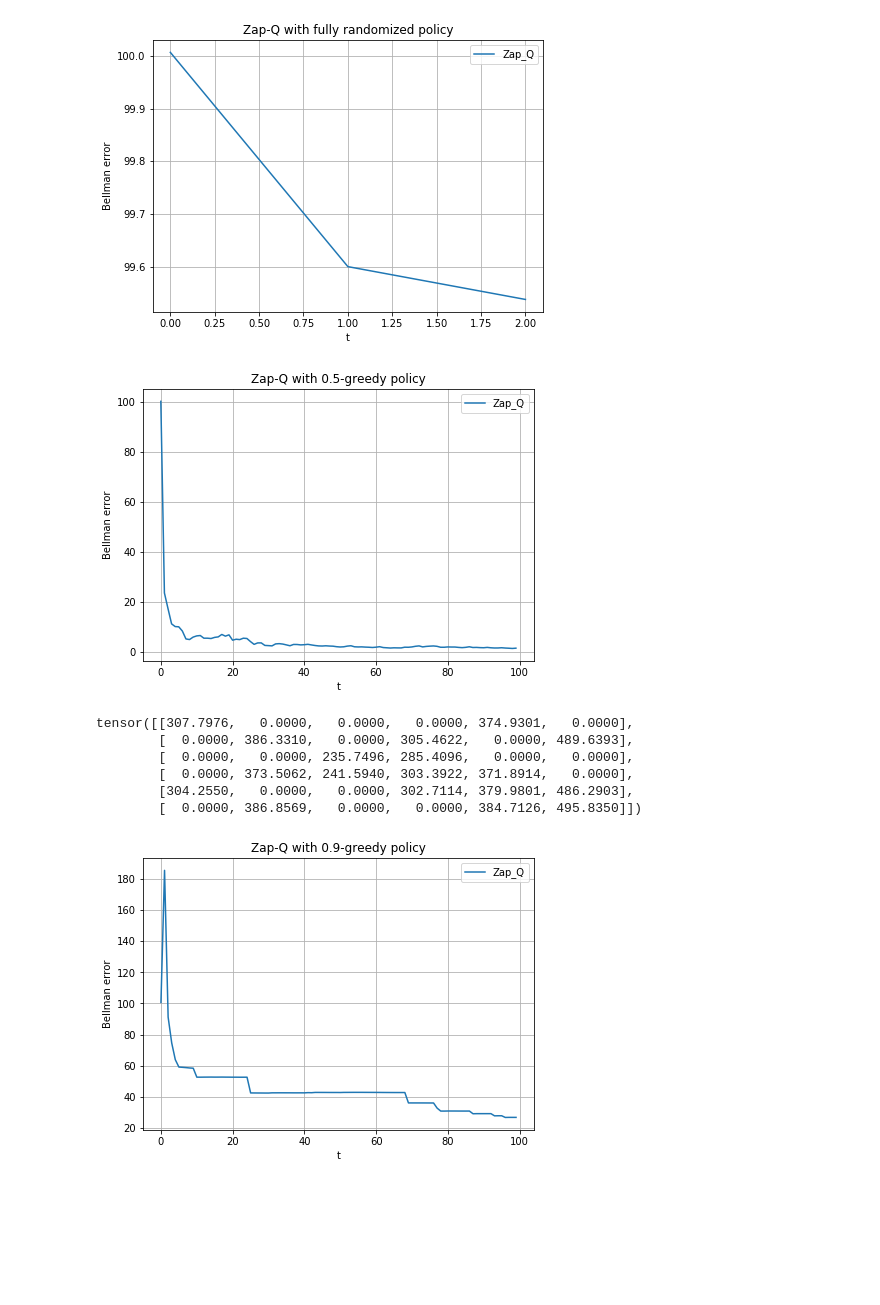
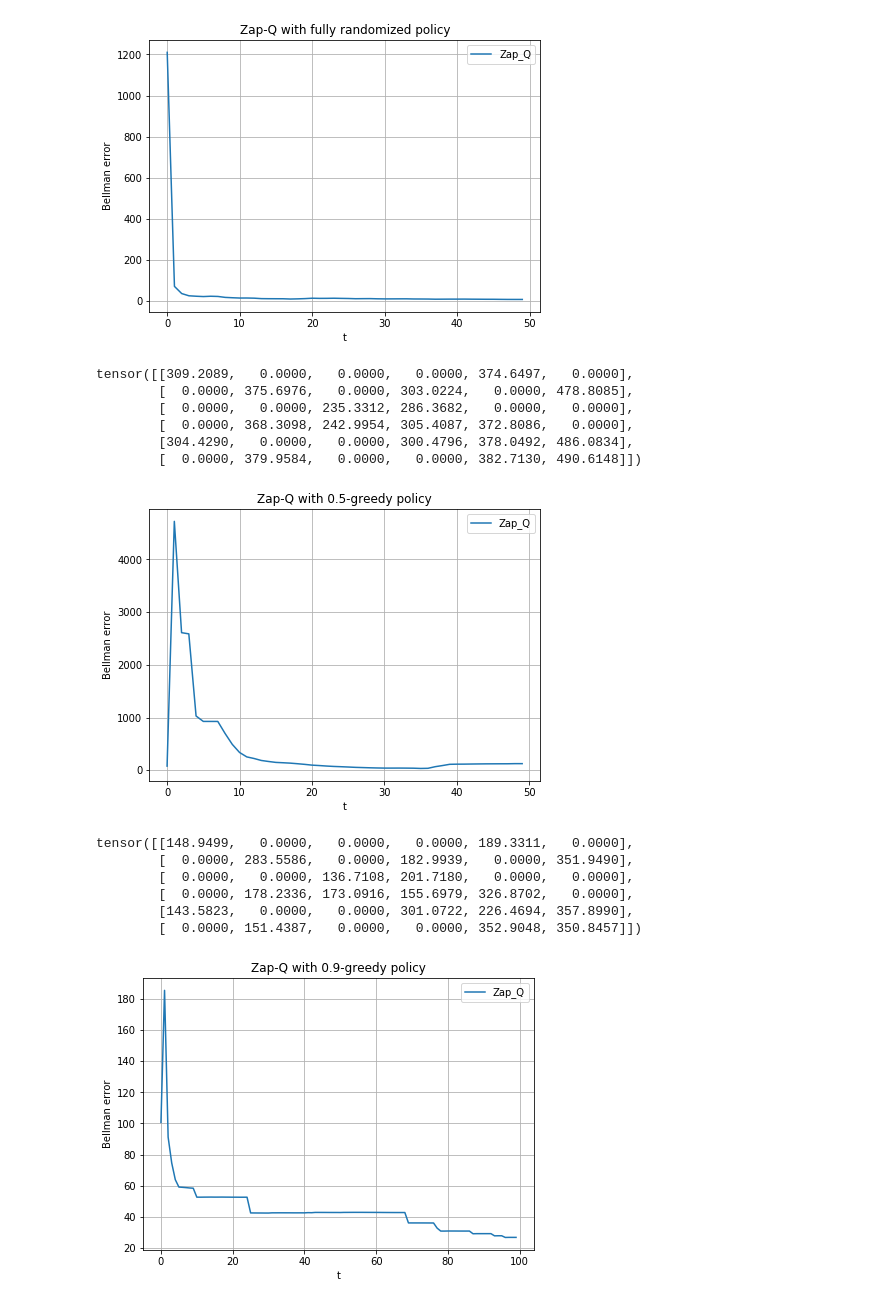
Before and after one commit to TheoMoins/IFT6085-Project, a Jupyter notebook: Experiments_Deep_Version.ipynb, the cells around one changed output. Cells and saved outputs as stored; diff of their text form; code cells hidden in the pictures; blank space fills up the shorter version.

```diff
--- a/Experiments_Deep_Version.ipynb
+++ b/Experiments_Deep_Version.ipynb
@@ -145,13 +145,15 @@ class Q_function(nn.Module):
     def __init__(self):
         super(Q_function, self).__init__()
         self.fc = nn.Sequential(
-            nn.Linear(StaActLen, 1, bias = False)
-            #nn.ReLU(),
-            #nn.Linear(2, 2),
-            #nn.ReLU(),
-            #nn.Linear(2, 1)
+            nn.Linear(StaActLen, 32),
+            nn.ReLU(),
+            nn.Linear(32, 32),
+            nn.ReLU(),
+            nn.Linear(32, 1)
         )
 
+    def init_weights(self):
+        nn.init.constant(self.fc.weight, 0)
 
     def num_params(self):
         return sum(p.numel() for p in self.parameters())
@@ -169,26 +171,18 @@ class Q_function(nn.Module):
             self.zero_grad()
             forward1 = self.forward(psixtat)
             forward1.backward()
-            grad1 = f.grad
+            grad1 = copy.deepcopy(f.grad)
 
             self.zero_grad()
             forward2 = self.forward(psixtp1_OptAct)
             forward2.backward()
-            grad2 = f.grad
+            grad2 = copy.deepcopy(f.grad)
 
             giga_tensor = torch.cat((giga_tensor, (-grad1 + beta*grad2).view(-1)))
 
         A = torch.ger(psixtat, giga_tensor)
 
-#         print("A")
-#         print(A)
-#         print("\n A CHAPEAU")
-#         print(A_hat)
-#         print("\n GAMMA")
-#         print(gammat)
-#         A_hat = A_hat + gammat*(A - A_hat)
-#         print("\n NOUVEAU A CHAPEAU")
-#         print(A_hat)
+        A_hat = A_hat + gammat*(A - A_hat)
 
         return A_hat
 
@@ -291,11 +285,13 @@ def Zap_Q(xStart = 4, # start state
         # Optimal action for state xtp1, given the current parameter estimate:
         OptAct_xtp1 = torch.argmax(Qxtp1_Zap)
         # Q-value at xtp1 and the optimal action:
-        max_Qxtp1_Zap = torch.max(Qxtp1_Zap)
+        # max_Qxtp1_Zap = torch.max(Qxtp1_Zap)
 
         # Basis function evaluated at xtp1 and the corresponding optimal action
         psixtp1_OptAct = torch.zeros(StaActLen);
         psixtp1_OptAct[OptAct_xtp1] = 1;
+
+        max_Qxtp1_Zap = Q.evaluate(psixtp1_OptAct)
 
         # Zap Q-learning begins here:
 
@@ -309,7 +305,6 @@ def Zap_Q(xStart = 4, # start state
         # Q update for SNR 2 (a) gain:
 
         dt = R[xt,at] + beta*max_Qxtp1_Zap - Qxt_Zap
-
         Q.update_parameters(A_ZapQ, psixtat, alphat, dt)
 
         #Q.state_dict() =  Q.state_dict()  - alphat*(Ainv_ZapQ @ psixtat)*((R[xt,at] + beta*max_Qxtp1_Zap - Qxt_Zap))
@@ -329,7 +324,7 @@ def Zap_Q(xStart = 4, # start state
                 psixtat[jj] = 1
                 Qfun_ZapQ[NumbertoSAPair[jj,0],NumbertoSAPair[jj,1]] = Q.evaluate(psixtat)
             # MaximalBellmanError = max_{x,a} BE(x,a):
-            #print(Qfun_ZapQ)
+            # print(Qfun_ZapQ)
             dataplot['Zap_Q'].append(compute_Bellman_error(Qfun_ZapQ, beta, noise))
             if livePlot:
                 live_plot(dataplot, title=plotTitle, ylabel='Bellman error', xlabel='t')
@@ -337,24 +332,29 @@ def Zap_Q(xStart = 4, # start state
             # End of calculating Bellman Error
     if not livePlot:
         live_plot(dataplot, title=plotTitle, ylabel='Bellman error', xlabel='t')
-    print(list(Q.parameters()))
     return Qfun_ZapQ
 # %%
 Q = Zap_Q(xStart = 4, # start state
           beta = 0.8, # Discount factor
           rho = 0.85, # Stepsize \gamma_n = (1/n)^\rhot_step=1000
           policyEnvironmentAwareness=True, # policy won't take impossible actions if True
           environmentEnvironmentAwareness=True, # environment will only return possible actions in case of failure if True
           policyRandomness=1,
           environmentRandomness=0.2,
-          T=100000, # Number of iterations for learning (number of data samples we observe)
-          t_step=1000, #This is how often I want to store the data (Bellman error)
+          T=5000, # Number of iterations for learning (number of data samples we observe)
+          t_step=100, #This is how often I want to store the data (Bellman error)
           livePlot = True,
           plotTitle='Zap-Q with fully randomized policy')
 
 print(Q)
 # %% [output]
-[figure, old version]
+[figure, new version]
+tensor([[309.2089,   0.0000,   0.0000,   0.0000, 374.6497,   0.0000],
+        [  0.0000, 375.6976,   0.0000, 303.0224,   0.0000, 478.8085],
+        [  0.0000,   0.0000, 235.3312, 286.3682,   0.0000,   0.0000],
+        [  0.0000, 368.3098, 242.9954, 305.4087, 372.8086,   0.0000],
+        [304.4290,   0.0000,   0.0000, 300.4796, 378.0492, 486.0834],
+        [  0.0000, 379.9584,   0.0000,   0.0000, 382.7130, 490.6148]])
 # %%
 Q = Zap_Q(xStart = 4, # start state
           beta = 0.8, # Discount factor
@@ -363,20 +363,20 @@ Q = Zap_Q(xStart = 4, # start state
           environmentEnvironmentAwareness=True, # environment will only return possible actions in case of failure if True
           policyRandomness=0.5,
           environmentRandomness=0.2,
-          T=100000, # Number of iterations for learning (number of data samples we observe)
-          t_step=1000, #This is how often I want to store the data (Bellman error)
+          T=5000, # Number of iterations for learning (number of data samples we observe)
+          t_step=100, #This is how often I want to store the data (Bellman error)
           livePlot=True,
           plotTitle='Zap-Q with 0.5-greedy policy')
 
 print(Q)
 # %% [output]
-[figure, old version]
+[figure, new version]
-tensor([[307.7976,   0.0000,   0.0000,   0.0000, 374.9301,   0.0000],
-        [  0.0000, 386.3310,   0.0000, 305.4622,   0.0000, 489.6393],
-        [  0.0000,   0.0000, 235.7496, 285.4096,   0.0000,   0.0000],
-        [  0.0000, 373.5062, 241.5940, 303.3922, 371.8914,   0.0000],
-        [304.2550,   0.0000,   0.0000, 302.7114, 379.9801, 486.2903],
-        [  0.0000, 386.8569,   0.0000,   0.0000, 384.7126, 495.8350]])
+tensor([[148.9499,   0.0000,   0.0000,   0.0000, 189.3311,   0.0000],
+        [  0.0000, 283.5586,   0.0000, 182.9939,   0.0000, 351.9490],
+        [  0.0000,   0.0000, 136.7108, 201.7180,   0.0000,   0.0000],
+        [  0.0000, 178.2336, 173.0916, 155.6979, 326.8702,   0.0000],
+        [143.5823,   0.0000,   0.0000, 301.0722, 226.4694, 357.8990],
+        [  0.0000, 151.4387,   0.0000,   0.0000, 352.9048, 350.8457]])
 # %%
 Q = Zap_Q(xStart = 4, # start state
           beta = 0.8, # Discount factor
```
Also changed, not shown: parts of 2 cells of this notebook.
